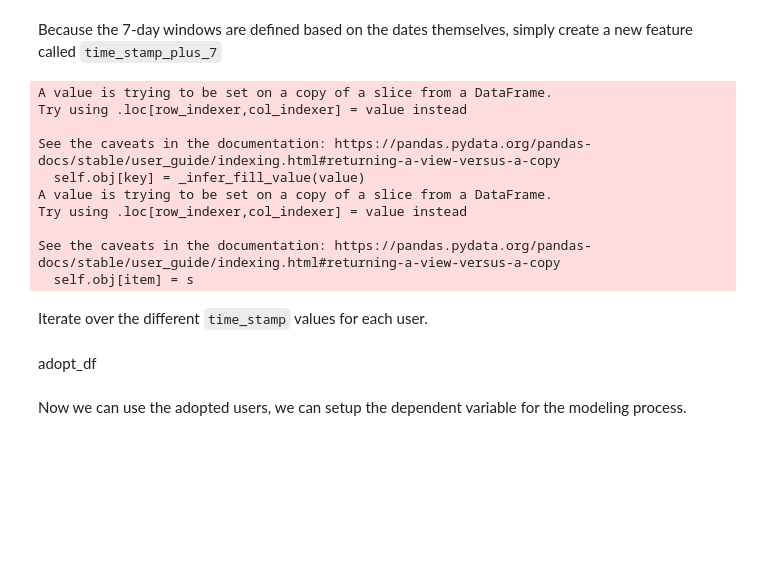
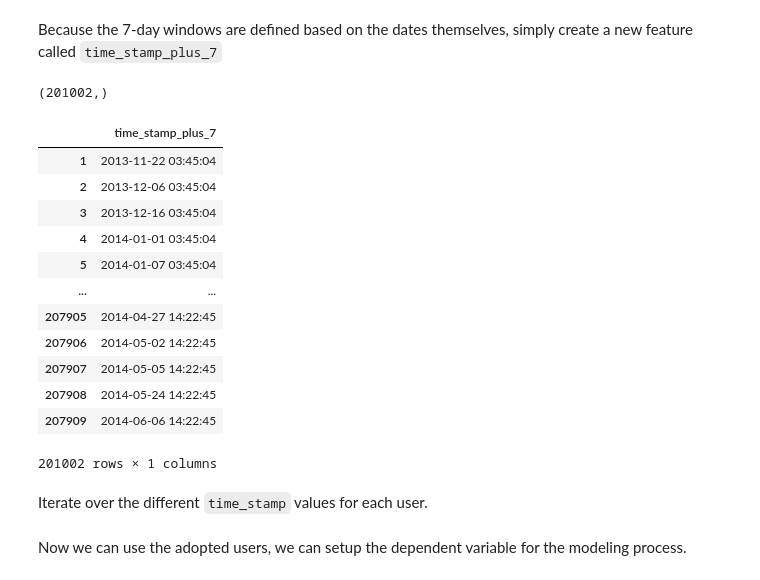
Before and after one commit to mgudorf/datsci, a Jupyter notebook: miniprojects/take_home_challenge_2/Take_home_challenge_relax_inc.ipynb, the cells around one changed output. Drawn from its saved outputs; the diff is of its cells as text; code cells hidden in the pictures; blank space fills up the shorter version.

````diff
--- a/miniprojects/take_home_challenge_2/Take_home_challenge_relax_inc.ipynb
+++ b/miniprojects/take_home_challenge_2/Take_home_challenge_relax_inc.ipynb
@@ -188,15 +188,22 @@ adopt_df = engagement_df[engagement_df.user_id.isin(users_possibly_adopted)]
 # %% [markdown]
 Because the 7-day windows are defined based on the dates themselves, simply create a new feature called ```time_stamp_plus_7```
 # %%
-adopt_df.loc[:, 'time_stamp_plus_7']  = (adopt_df.loc[:, 'time_stamp'].values + pd.Timedelta(days=7))
+(adopt_df.loc[:, 'time_stamp'].values + pd.Timedelta(days=7)).shape
 # %% [output]
-A value is trying to be set on a copy of a slice from a DataFrame.
-Try using .loc[row_indexer,col_indexer] = value instead
-
-See the caveats in the documentation: https://pandas.pydata.org/pandas-docs/stable/user_guide/indexing.html#returning-a-view-versus-a-copy
-  self.obj[key] = _infer_fill_value(value)
-A value is trying to be set on a copy of a slice from a DataFrame.
-Try using .loc[row_indexer,col_indexer] = value instead
-
-See the caveats in the documentation: https://pandas.pydata.org/pandas-docs/stable/user_guide/indexing.html#returning-a-view-versus-a-copy
-  self.obj[item] = s
+(201002,)
+# %%
+(adopt_df.loc[:, 'time_stamp'] + pd.Timedelta(days=7)).to_frame(name='time_stamp_plus_7')
+# %% [output]
+|  | time_stamp_plus_7 |
+| 1 | 2013-11-22 03:45:04 |
+| 2 | 2013-12-06 03:45:04 |
+| 3 | 2013-12-16 03:45:04 |
+| 4 | 2014-01-01 03:45:04 |
+| 5 | 2014-01-07 03:45:04 |
+| ... | ... |
+| 207905 | 2014-04-27 14:22:45 |
+| 207906 | 2014-05-02 14:22:45 |
+| 207907 | 2014-05-05 14:22:45 |
+| 207908 | 2014-05-24 14:22:45 |
+| 207909 | 2014-06-06 14:22:45 |
+201002 rows × 1 columns
@@ -203,7 +213,5 @@ See the caveats in the documentation: https://pandas.pydata.org/pandas-docs/stab
 # %% [markdown]
 Iterate over the different ```time_stamp``` values for each user.
-# %% [markdown]
-adopt_df
 # %%
 adopted_users = []
 for u in adopt_df.user_id.unique():
````
Also changed, not shown: parts of 13 cells of this notebook, 5 other files.
